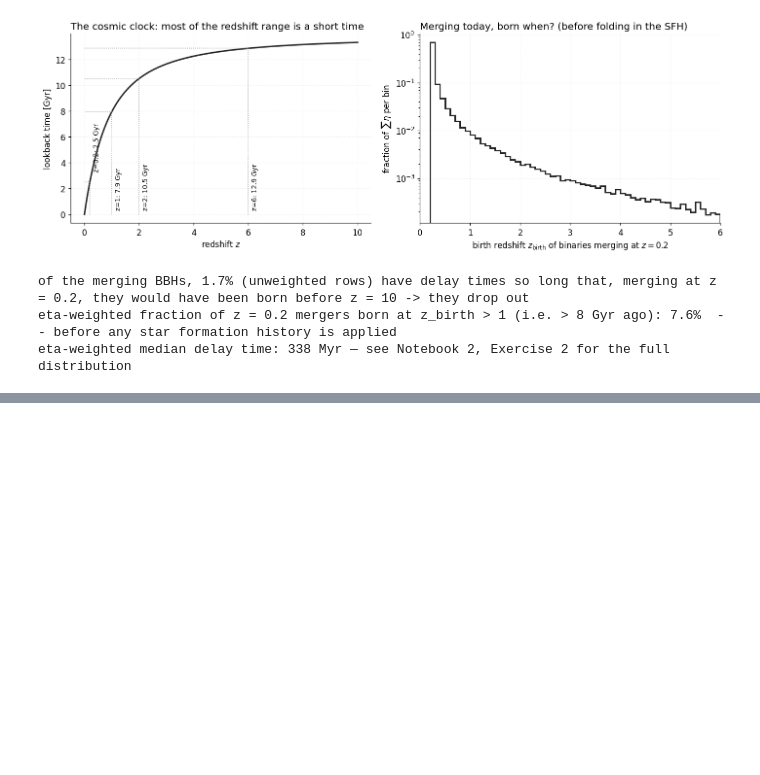
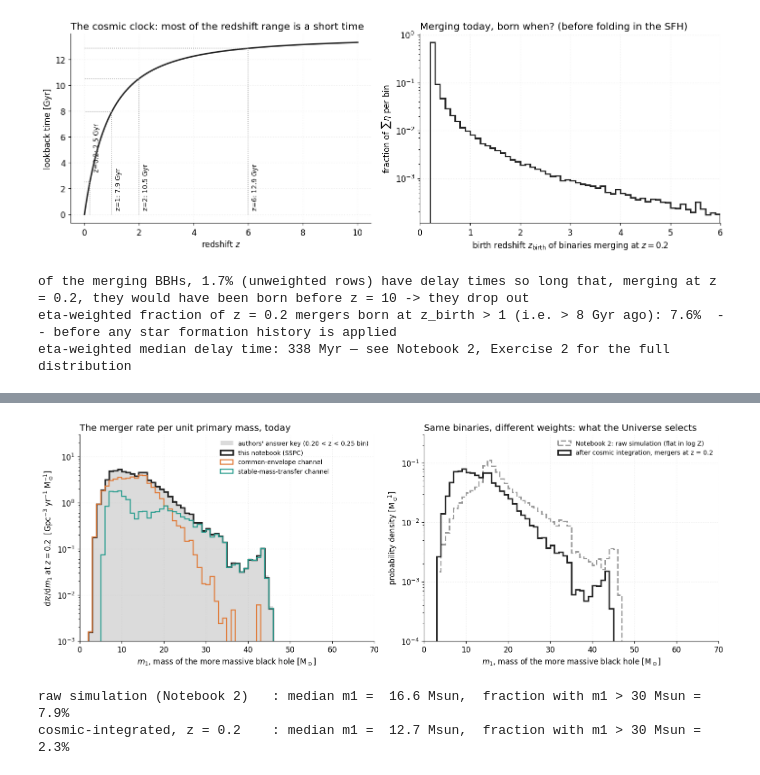
Before and after one commit to FloorBroekgaarden/GROWL-catalog-public, a Jupyter notebook: onboarding_growl/tutorial_3_cosmic_integration_predicting_merger_rates.ipynb, the cells around one changed output, grey strips where cells are left out. Cells and saved outputs as stored; diff of their text form; code cells hidden in the pictures; blank space fills up the shorter version.

```diff
--- a/onboarding_growl/tutorial_3_cosmic_integration_predicting_merger_rates.ipynb
+++ b/onboarding_growl/tutorial_3_cosmic_integration_predicting_merger_rates.ipynb
@@ -1004,0 +1377,46 @@ order; skim the first two, dip into the others as needed.
+# %%
+yield_z02 = read_sspc_yield(0.2)
+m1_bins = np.arange(0, 70.5, 1.0)
+
+fig, axes = plt.subplots(1, 2, figsize=(14, 5.2))
+
+# --- left: absolute, with the answer key and the channel split ---------------------------------
+ax = axes[0]
+ax.hist(bbh.m1, bins=m1_bins, weights=rate_authors_z02, histtype="stepfilled", color=C_WRONG, alpha=0.35,
+        label="authors' answer key (0.20 < z < 0.25 bin)")
+ax.hist(bbh.m1, bins=m1_bins, weights=yield_z02, histtype="step", lw=2.2, color=CSYS, label="this notebook (SSPC)")
+ax.hist(bbh.m1[~is_smt], bins=m1_bins, weights=yield_z02[~is_smt], histtype="step", lw=1.6, color=C_CE, label="common-envelope channel")
+ax.hist(bbh.m1[is_smt],  bins=m1_bins, weights=yield_z02[is_smt],  histtype="step", lw=1.6, color=C_SMT, label="stable-mass-transfer channel")
+ax.set_yscale("log"); ax.set_ylim(1e-3, 30)
+ax.set_ylabel(r"$\mathrm{d}\mathcal{R}/\mathrm{d}m_1$ at $z=0.2$  [Gpc$^{-3}$ yr$^{-1}$ M$_\odot^{-1}$]")
+ax.set_title("The merger rate per unit primary mass, today", loc="left")
+ax.legend(fontsize=9)
+
+# --- right: shape only, compared with the RAW population of Notebook 2 -----------------------
+ax = axes[1]
+ax.hist(bbh.m1, bins=m1_bins, weights=bbh.w, density=True, histtype="step", lw=2, color=C_WRONG, ls="--",
+        label="Notebook 2: raw simulation (flat in log Z)")
+ax.hist(bbh.m1, bins=m1_bins, weights=yield_z02, density=True, histtype="step", lw=2.2, color=CSYS,
+        label="after cosmic integration, mergers at z = 0.2")
+ax.set_yscale("log"); ax.set_ylim(1e-4, 0.3)
+ax.set_ylabel("probability density [M$_\\odot^{-1}$]")
+ax.set_title("Same binaries, different weights: what the Universe selects", loc="left")
+ax.legend(fontsize=9)
+
+for ax in axes:
+    ax.set_xlabel(r"$m_1$, mass of the more massive black hole [M$_\odot$]")
+    ax.set_xlim(0, 70)
+plt.tight_layout(); plt.show()
+
+
+def weighted_quantile(x, w, q):
+    o = np.argsort(x); cw = np.cumsum(w[o]); return x[o][np.searchsorted(cw, q * cw[-1])]
+
+
+for label, wts in [("raw simulation (Notebook 2)", bbh.w.values), ("cosmic-integrated, z = 0.2", yield_z02)]:
+    print(f"{label:30s}: median m1 = {weighted_quantile(bbh.m1.values, wts, 0.5):5.1f} Msun,  "
+          f"fraction with m1 > 30 Msun = {100 * wts[bbh.m1.values > 30].sum() / wts.sum():4.1f}%")
+# %% [output]
+[figure, added]
+raw simulation (Notebook 2)   : median m1 =  16.6 Msun,  fraction with m1 > 30 Msun =  7.9%
+cosmic-integrated, z = 0.2    : median m1 =  12.7 Msun,  fraction with m1 > 30 Msun =  2.3%
```
Also changed, not shown: parts of 25 cells of this notebook, 1 other file.
